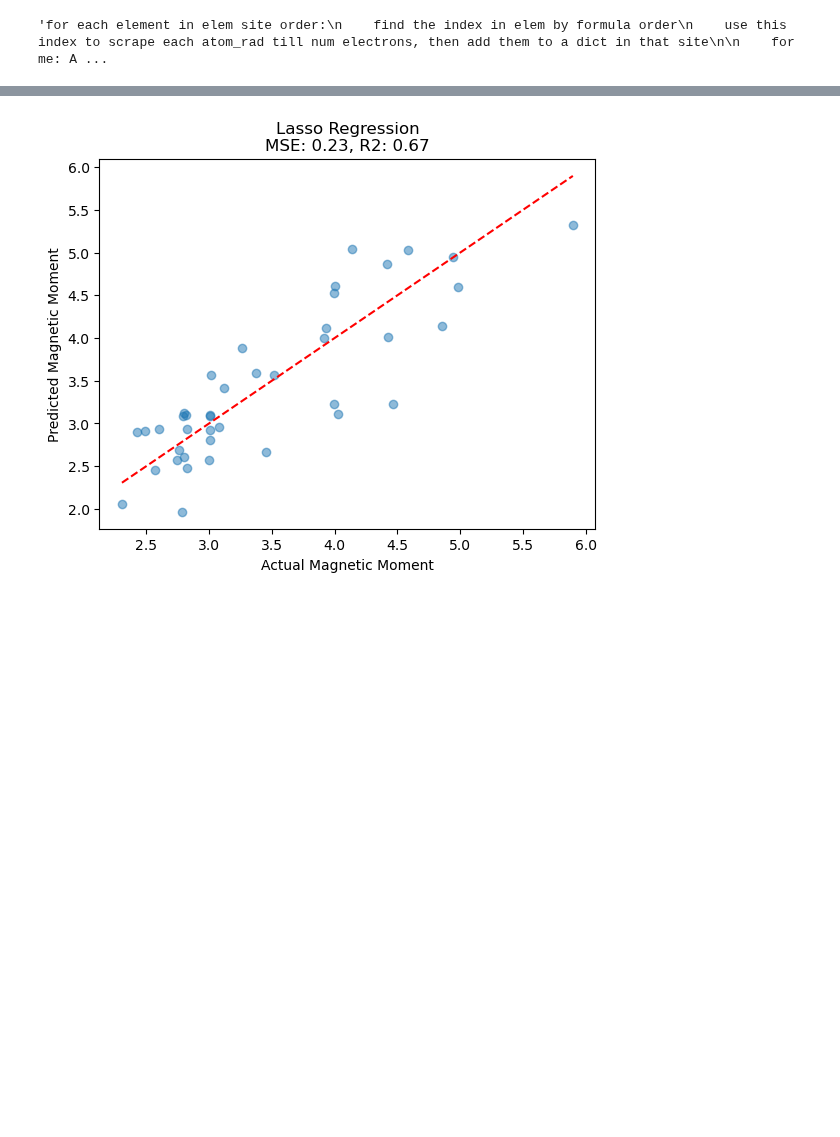
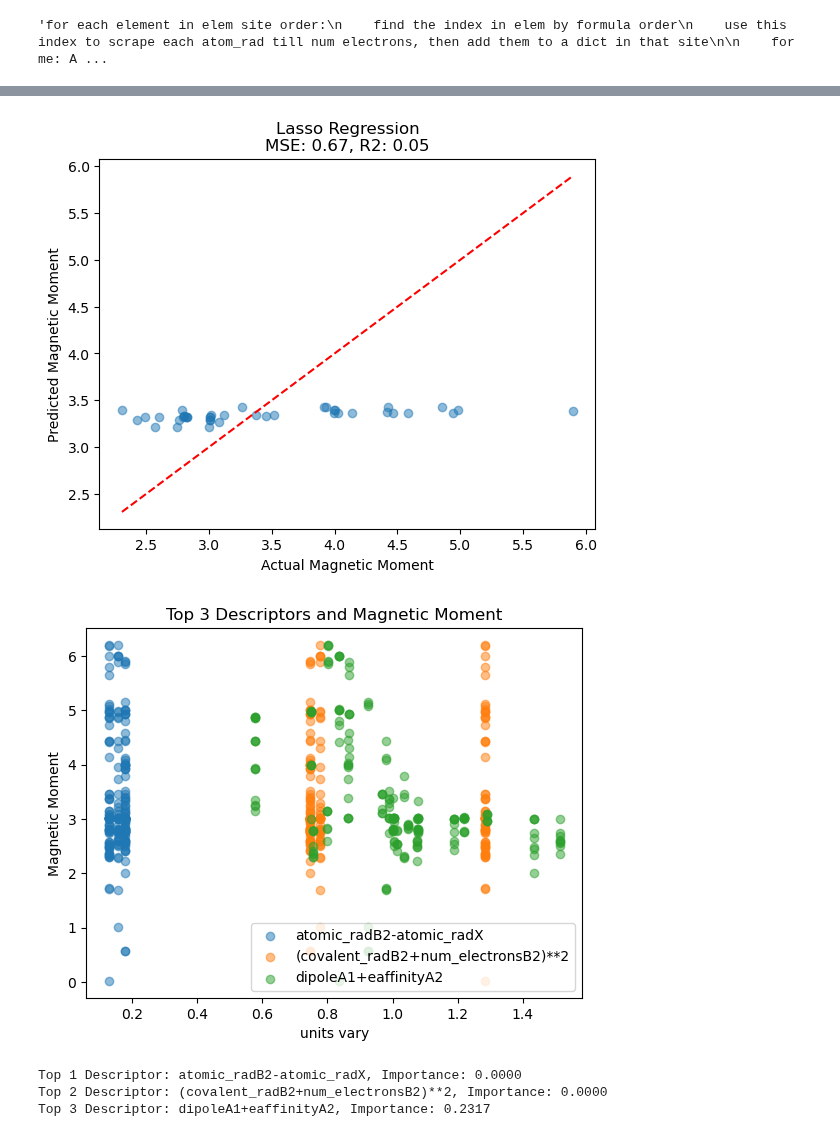
Before and after one commit to erikswanke/2d-Material-Science, a Jupyter notebook: critical role descriptor.ipynb, the cells around one changed output, grey strips where cells are left out. Saved outputs shown, nothing was run; the diff lists cells and outputs as text; code cells hidden in the pictures; blank space fills up the shorter version.

```diff
--- a/critical role descriptor.ipynb
+++ b/critical role descriptor.ipynb
@@ -221,7 +275,8 @@ def calculate(pairlist, id, sign, row):
     return dct
 # %%
 #add and sub is both same amount of calculations
-cols_to_add = [['Q1+','P1', '+'], ['Q1-','P1', '-'], ['Q2+','P2', '+'],['Q2-','P2', '-'],['Q3+','P3', '+'],['Q3-','P3', '-'],['C3', 'P3&Q3', '**2']] # name, type, sign
+#['P1','P1', '.'],['P2','P2', '.'],['P3','P3', '.'],
+cols_to_add = [['P1','P1', '.'],['P2','P2', '.'],['P3','P3', '.'],['Q1+','P1', '+'], ['Q1-','P1', '-'], ['Q2+','P2', '+'],['Q2-','P2', '-'],['Q3+','P3', '+'],['Q3-','P3', '-'],['C3', 'P3&Q3', '**2']]#, ['F1', ['Q1+', 'Q1-'], '++']] # name, type, sign
 
 pairs = [('A1', 'A2'),('A1', 'X'),('A2', 'X'),('B1', 'X'),('B2', 'X')]
 
@@ -237,7 +292,6 @@ for c in cols_to_add:
 
 display(df.head(1))
 #display(df.iloc[5]['Q1-'])
-print(len(df.iloc[5]['C3']))
 # %% [output]
 |  | Unnamed: 0 | formation_energy | elem_frac | elem_list | energy | formula | magnetic_moment | spin_index | ... |
 | 0 | 0 | -1.15292 | [{Element Cr: 0.1}, {Element Co: ... | [Element Cr, Element Co, Element ... | -46.782036 | Cr1Co1Ge1Te6P1 | 2.816 | 1 | ... |
@@ -245,8 +298,9 @@ print(len(df.iloc[5]['C3']))
 # %%
 #expand dataframe into model friendly format
-to_expand = ['Q1+', 'Q1-', 'Q2+', 'Q2-', 'Q3+', 'Q3-']
+to_expand = ['P1', 'P2', 'P3', 'Q1+', 'Q1-', 'Q2+', 'Q2-', 'Q3+', 'Q3-', 'C3']
 df4 = df
 for i in to_expand:
+    #print(len(df4[i][5]))
     df4 = df4.drop(columns=i).join(df4[i].apply(pd.Series))
 #display(df4.head(4))
 #df4.to_csv('mmm.csv', index=False)
@@ -263,37 +317,68 @@ from sklearn.metrics import mean_squared_error, r2_score
 # y should be a 1D array representing the target variable
 # For example, X = [[feature1_val1, feature2_val1], [feature1_val2, feature2_val2], ...]
 # and y = [target_val1, target_val2, ...]
-target_column_index = df4.columns.get_loc("atomic_radA1+atomic_radA2")
+target_column_index = df4.columns.get_loc("atomic_radA1")
 X = df4.iloc[:, target_column_index:]
 y = df4['magnetic_moment']
 
 # Split the data into training and testing sets
 X_train, X_test, y_train, y_test = train_test_split(X, y, test_size=0.2, random_state=42)
 
 # Create the Lasso Regression model
 alpha = 0.1  # Regularization strength (tuning parameter)
 lasso_model = Lasso(alpha=alpha)
 
 # Train the model
 lasso_model.fit(X_train, y_train)
 
 # Make predictions on the test set
 y_pred = lasso_model.predict(X_test)
 
 # Evaluate the model
 mse = mean_squared_error(y_test, y_pred)
 r2 = r2_score(y_test, y_pred)
 
 # Coefficients of the line equation
 slope = lasso_model.coef_[0]
 intercept = lasso_model.intercept_
 
 # Scatter plot
 plt.scatter(y_test, y_pred, alpha=0.5)
 plt.plot([min(y_test), max(y_test)], [min(y_test), max(y_test)], color='red', linestyle='--')
 plt.xlabel('Actual Magnetic Moment')
 plt.ylabel('Predicted Magnetic Moment')
 plt.title(f'Lasso Regression\nMSE: {mse:.2f}, R2: {r2:.2f}')
 plt.show()
+
+# Get the absolute feature coefficients from the Lasso model
+feature_coefficients = np.abs(lasso_model.coef_)
+
+# Get the indices of the top k features
+k = 3
+top_k_indices = np.argsort(feature_coefficients)[-k:]
+
+# Select the top k descriptors from the dataset
+top_k_descriptors = X.columns[top_k_indices]
+
+# Scatter plot of the top k descriptors and the magnetic moment
+for descriptor in top_k_descriptors:
+    plt.scatter(df4[descriptor], df4['magnetic_moment'], alpha=0.5, label=descriptor)
+
+plt.xlabel('units vary')
+plt.ylabel('Magnetic Moment')
+plt.title(f'Top {k} Descriptors and Magnetic Moment')
+plt.legend()
+plt.show()
+
+# Get the importances of the top k descriptors
+top_k_importances = feature_coefficients[top_k_indices]
+
+# Print the importances of the top k descriptors
+for i, descriptor in enumerate(top_k_descriptors):
+    print(f"Top {i+1} Descriptor: {descriptor}, Importance: {top_k_importances[i]:.4f}")
 # %% [output]
-[figure, old version]
+[figure, new version]
+[figure, added]
+Top 1 Descriptor: atomic_radB2-atomic_radX, Importance: 0.0000
+Top 2 Descriptor: (covalent_radB2+num_electronsB2)**2, Importance: 0.0000
+Top 3 Descriptor: dipoleA1+eaffinityA2, Importance: 0.2317
```
Also changed, not shown: parts of 5 cells of this notebook.
